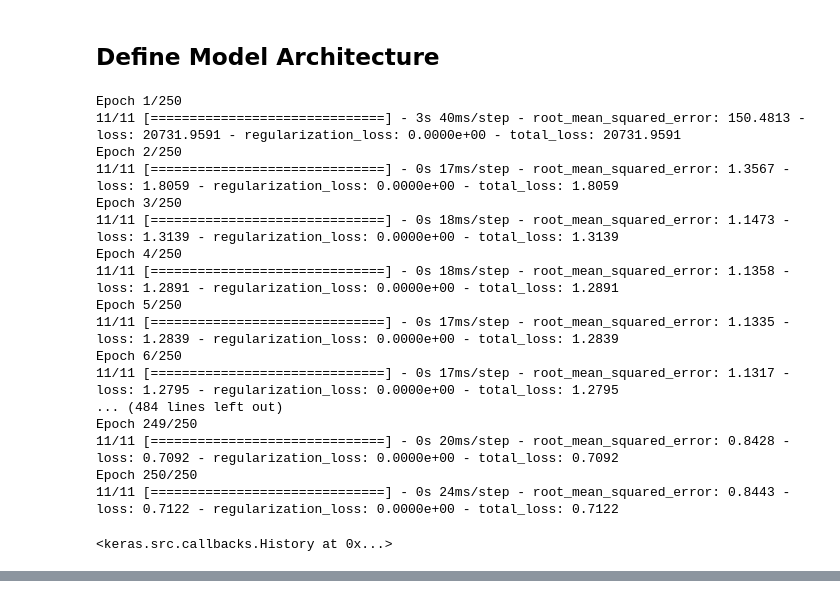
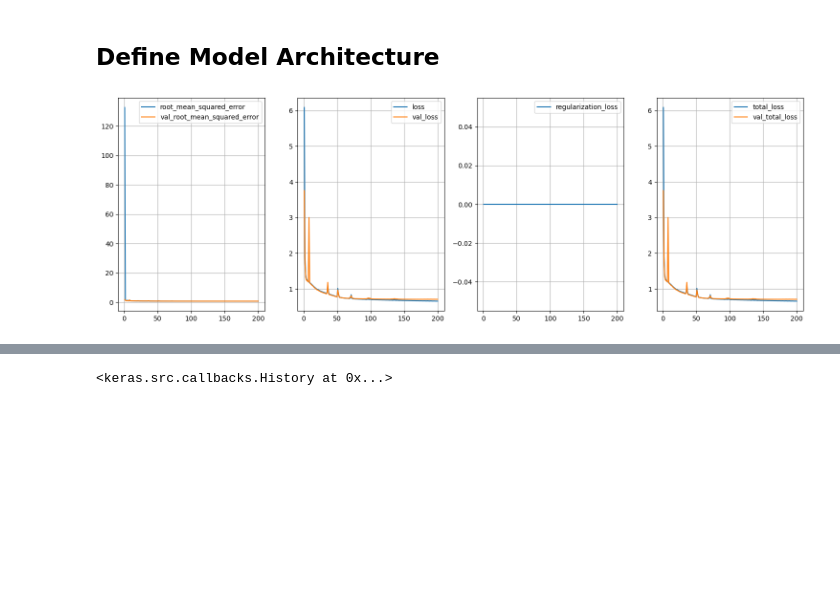
Before and after one commit to akshayjadiya/movie-rec-case-study, a Jupyter notebook: TF_Ranking_1.ipynb, the cells around one changed output, grey strips where cells are left out. Cells and saved outputs as stored; diff of their text form; code cells hidden in the pictures; blank space fills up the shorter version.

```diff
--- a/TF_Ranking_1.ipynb
+++ b/TF_Ranking_1.ipynb
@@ -415,24 +458,13 @@ model.compile(optimizer=tf.keras.optimizers.legacy.Adagrad(learning_rate=0.1))
 
 cached_train = train.shuffle(100508).batch(8192).cache()
 cached_test = test.batch(4096).cache()
-# %%
-model.fit(cached_train, epochs=250)
-# %% [output]
-Epoch 1/250
-11/11 [==============================] - 3s 40ms/step - root_mean_squared_error: 150.4813 - loss: 20731.9591 - regularization_loss: 0.0000e+00 - total_loss: 20731.9591
-Epoch 2/250
-11/11 [==============================] - 0s 17ms/step - root_mean_squared_error: 1.3567 - loss: 1.8059 - regularization_loss: 0.0000e+00 - total_loss: 1.8059
-Epoch 3/250
-11/11 [==============================] - 0s 18ms/step - root_mean_squared_error: 1.1473 - loss: 1.3139 - regularization_loss: 0.0000e+00 - total_loss: 1.3139
-Epoch 4/250
-11/11 [==============================] - 0s 18ms/step - root_mean_squared_error: 1.1358 - loss: 1.2891 - regularization_loss: 0.0000e+00 - total_loss: 1.2891
-Epoch 5/250
-11/11 [==============================] - 0s 17ms/step - root_mean_squared_error: 1.1335 - loss: 1.2839 - regularization_loss: 0.0000e+00 - total_loss: 1.2839
-Epoch 6/250
-11/11 [==============================] - 0s 17ms/step - root_mean_squared_error: 1.1317 - loss: 1.2795 - regularization_loss: 0.0000e+00 - total_loss: 1.2795
-... (484 lines left out)
-Epoch 249/250
-11/11 [==============================] - 0s 20ms/step - root_mean_squared_error: 0.8428 - loss: 0.7092 - regularization_loss: 0.0000e+00 - total_loss: 0.7092
-Epoch 250/250
-11/11 [==============================] - 0s 24ms/step - root_mean_squared_error: 0.8443 - loss: 0.7122 - regularization_loss: 0.0000e+00 - total_loss: 0.7122
-<keras.src.callbacks.History at 0x...>
+# %%
+# import datetime
+# log_dir = "./logs/fit/" + datetime.datetime.now().strftime("%Y%m%d-%H%M%S")
+# tensorboard_callback = tf.keras.callbacks.TensorBoard(log_dir=log_dir, histogram_freq=1)
+
+callbacks_list = [PlotLearning()]
+
+model.fit(cached_train,validation_data=cached_test, epochs=200 , callbacks=callbacks_list)
+# %% [output]
+[figure, added]
@@ -439,3 +472,4 @@ Epoch 250/250
+<keras.src.callbacks.History at 0x...>
 # %%
 model.evaluate(cached_test, return_dict=True)
 # %% [output]
```
Also changed, not shown: parts of 3 cells of this notebook, 10 other files.
